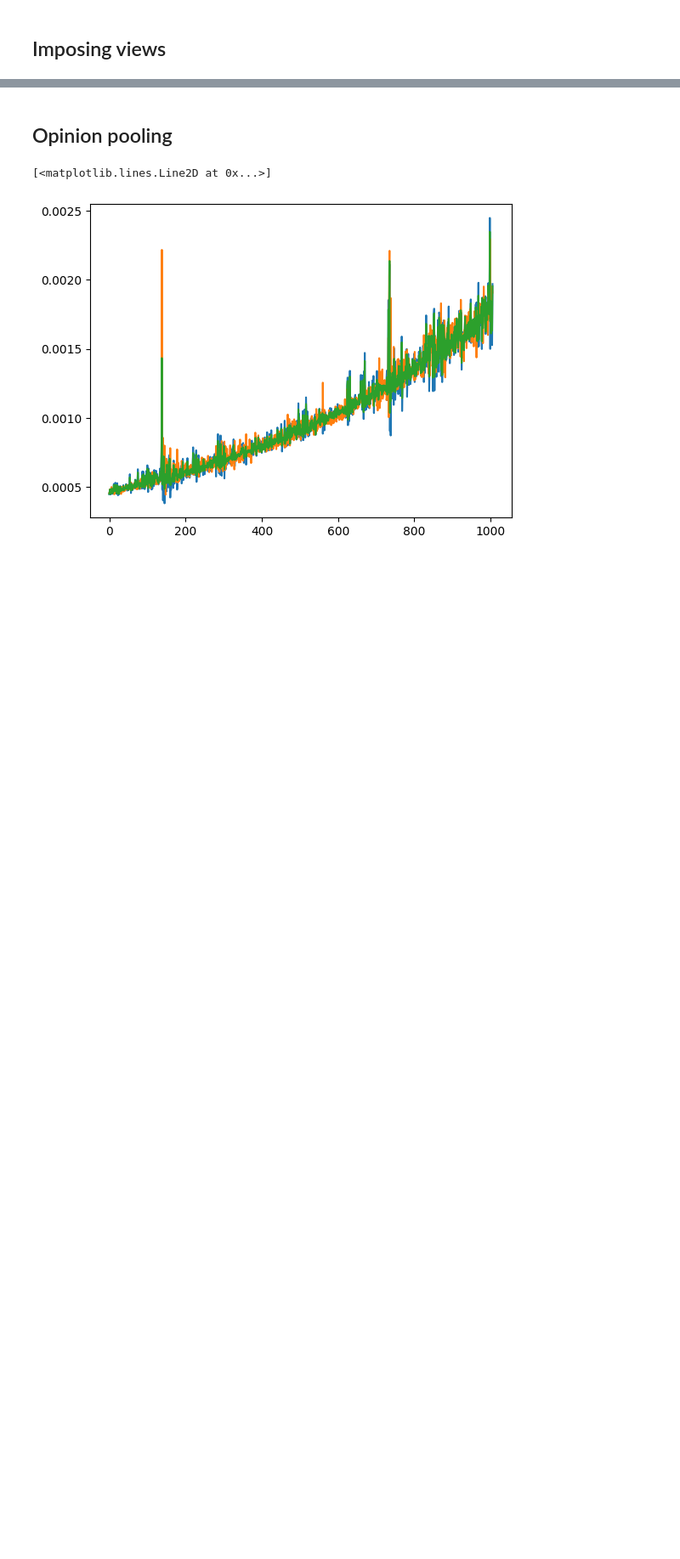
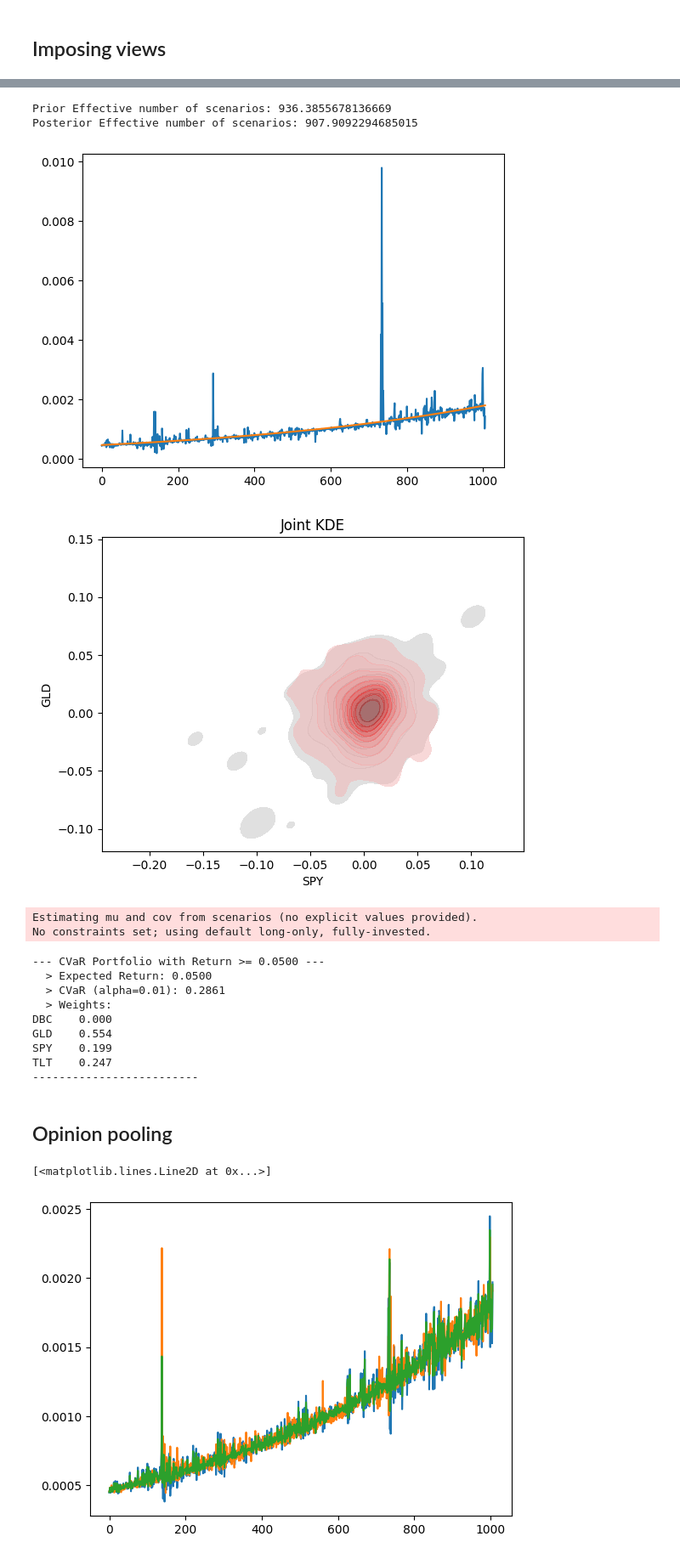
Before and after one commit to enexqnt/Py-vAllocation, a Jupyter notebook: docs/tutorials/notebooks/Flexible_Views.ipynb, the cells around one changed output, grey strips where cells are left out. Shown at 85% size. Cells and saved outputs as stored; diff of their text form; code cells hidden in the pictures; blank space fills up the shorter version.

```diff
--- a/docs/tutorials/notebooks/Flexible_Views.ipynb
+++ b/docs/tutorials/notebooks/Flexible_Views.ipynb
@@ -2,6 +2,7 @@
 import pandas as pd
 import numpy as np
 import matplotlib.pyplot as plt
+from pathlib import Path
 from pyvallocation.views import FlexibleViewsProcessor
 from pyvallocation.portfolioapi import AssetsDistribution, PortfolioWrapper
 from pyvallocation.utils.projection import convert_scenarios_compound_to_simple, project_scenarios
@@ -9,7 +10,16 @@ from pyvallocation import probabilities
 import seaborn as sns
 
 # load daily close data for some ETFs
-df = pd.read_csv('../examples/ETF_prices.csv',index_col=0,parse_dates=True)
+_candidates = [
+    Path("examples/ETF_prices.csv"),
+    Path("../examples/ETF_prices.csv"),
+    Path("../../examples/ETF_prices.csv"),
+    Path("../../../examples/ETF_prices.csv"),
+]
+_csv = next((p for p in _candidates if p.exists()), None)
+if _csv is None:
+    raise FileNotFoundError("ETF_prices.csv not found")
+df = pd.read_csv(_csv, index_col=0, parse_dates=True)
 print('Loaded ', df.columns)
 
 # resample to weekly frequency
@@ -100,8 +141,14 @@ projected_scenarios_simple = convert_scenarios_compound_to_simple(projected_scen
 
 cvar_wrapper = PortfolioWrapper(AssetsDistribution(scenarios=projected_scenarios_simple))
 
-# Set constraints
 cvar_frontier = cvar_wrapper.cvar_frontier(num_portfolios=20, alpha=0.01)
-w_cvar_return_target, r_cvar_return_target, cvar_return_target = cvar_frontier.at_return(min_return=TARGET_RETURN_HORIZON)
-print_portfolio(f"CVaR Portfolio with Return >= {TARGET_RETURN_HORIZON}",
-                w_cvar_return_target, cvar_return_target, cvar_return_target, cvar_frontier.risk_measure)
+
+try:
+    w_cvar_return_target, r_cvar_return_target, cvar_return_target = cvar_frontier.at_return(min_return=TARGET_RETURN_HORIZON)
+    print_portfolio(f"CVaR Portfolio with Return >= {TARGET_RETURN_HORIZON:.4f}",
+                    w_cvar_return_target, r_cvar_return_target, cvar_return_target, cvar_frontier.risk_measure)
+except InfeasibleOptimizationError:
+    print(f"Target return {TARGET_RETURN_HORIZON:.4f} infeasible after views; falling back to min-risk portfolio.")
+    w_cvar_return_target, r_cvar_return_target, cvar_return_target = cvar_frontier.min_risk()
+    print_portfolio("Min-Risk Portfolio (fallback)",
+                    w_cvar_return_target, r_cvar_return_target, cvar_return_target, cvar_frontier.risk_measure)
@@ -108,35 +167,57 @@ print_portfolio(f"CVaR Portfolio with Return >= {TARGET_RETURN_HORIZON}",
 # %%
 # Suppose we think SPY will have a >50% correlation with GLD and SPY will have a negative return
 mean_views_2 = {'SPY':('<',0)}
 corr_views = {('SPY','GLD'):('>',.5)}
 
 q = FlexibleViewsProcessor(
     prior_risk_drivers=weekly_returns,
     prior_probabilities=p_exp,
     mean_views=mean_views_2,
     corr_views=corr_views
 ).get_posterior_probabilities()
 print('Prior Effective number of scenarios:',probabilities.compute_effective_number_scenarios(p_exp))
 print('Posterior Effective number of scenarios:',probabilities.compute_effective_number_scenarios(q))
 plt.plot(q); plt.plot(p_exp); plt.show()
 
 sns.kdeplot(x=weekly_returns['SPY'], y=weekly_returns['GLD'], weights=q.flatten(), fill=True, alpha=0.5, color='black')
 
 sns.kdeplot(x=weekly_returns['SPY'], y=weekly_returns['GLD'], weights=p_exp,
             fill=True, alpha=0.5, color='red')
 
 plt.xlabel("SPY"); plt.ylabel("GLD"); plt.title("Joint KDE"); plt.show()
 
 projected_scenarios_compound = project_scenarios(R=weekly_returns,investment_horizon=INVESTMENT_HORIZON,p=q.flatten())
 projected_scenarios_simple = convert_scenarios_compound_to_simple(projected_scenarios_compound)
 
 cvar_wrapper = PortfolioWrapper(AssetsDistribution(scenarios=projected_scenarios_simple))
 
-# Set constraints
 cvar_frontier = cvar_wrapper.cvar_frontier(num_portfolios=20, alpha=0.01)
-w_cvar_return_target, r_cvar_return_target, cvar_return_target = cvar_frontier.at_return(min_return=TARGET_RETURN_HORIZON)
-print_portfolio(f"CVaR Portfolio with Return >= {TARGET_RETURN_HORIZON}",
-                w_cvar_return_target, cvar_return_target, cvar_return_target, cvar_frontier.risk_measure)
+
+try:
+    w_cvar_return_target, r_cvar_return_target, cvar_return_target = cvar_frontier.at_return(min_return=TARGET_RETURN_HORIZON)
+    print_portfolio(f"CVaR Portfolio with Return >= {TARGET_RETURN_HORIZON:.4f}",
+                    w_cvar_return_target, r_cvar_return_target, cvar_return_target, cvar_frontier.risk_measure)
+except InfeasibleOptimizationError:
+    print(f"Target return {TARGET_RETURN_HORIZON:.4f} infeasible under bearish views; falling back to min-risk portfolio.")
+    w_cvar_return_target, r_cvar_return_target, cvar_return_target = cvar_frontier.min_risk()
+    print_portfolio("Min-Risk Portfolio (fallback)",
+                    w_cvar_return_target, r_cvar_return_target, cvar_return_target, cvar_frontier.risk_measure)
+# %% [output]
+Prior Effective number of scenarios: 936.3855678136669
+Posterior Effective number of scenarios: 907.9092294685015
+[figure, added]
+[figure, added]
+Estimating mu and cov from scenarios (no explicit values provided).
+No constraints set; using default long-only, fully-invested.
+--- CVaR Portfolio with Return >= 0.0500 ---
+  > Expected Return: 0.0500
+  > CVaR (alpha=0.01): 0.2861
+  > Weights:
+DBC    0.000
+GLD    0.554
+SPY    0.199
+TLT    0.247
+-------------------------
 # %% [markdown]
 ## Opinion pooling
 # %%
```
Also changed, not shown: parts of 3 cells of this notebook, 47 other files.
